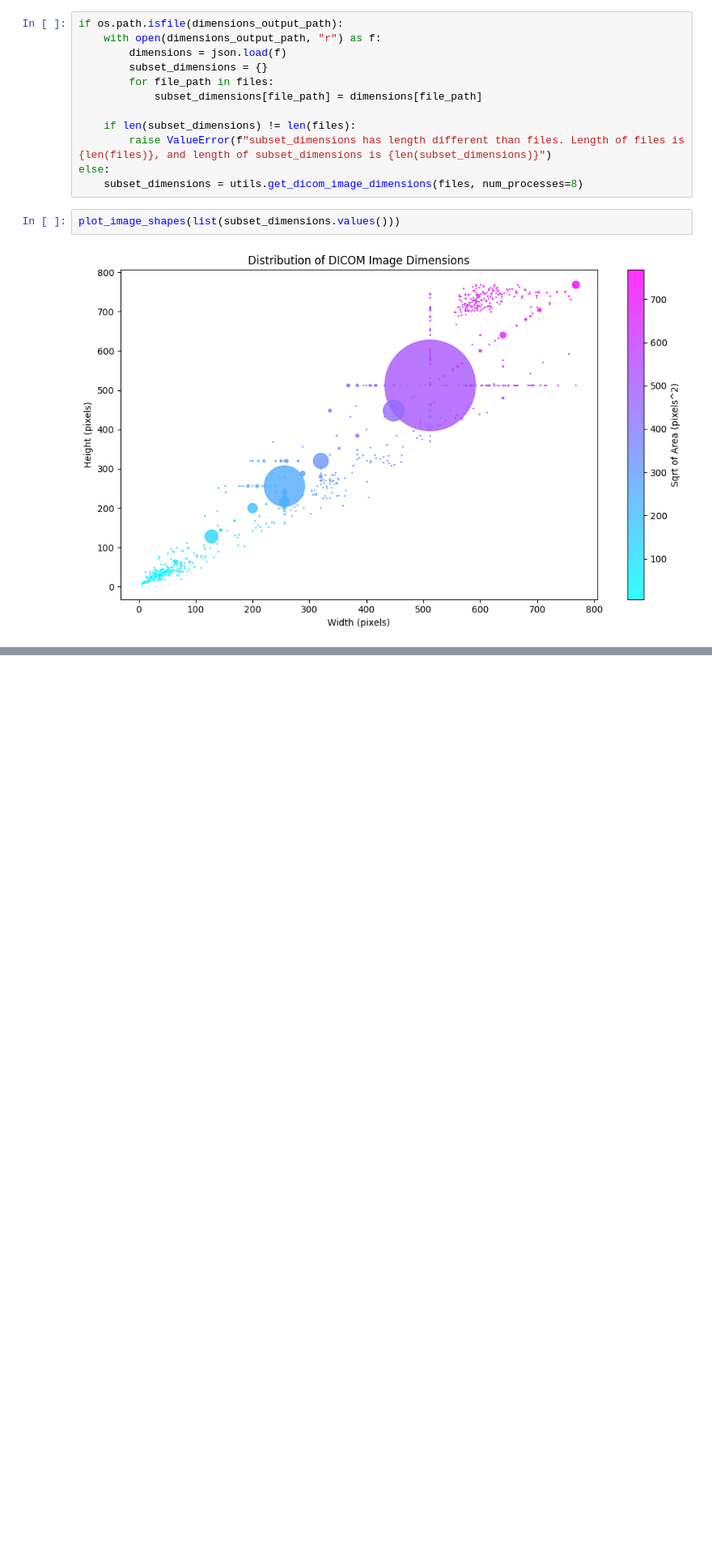
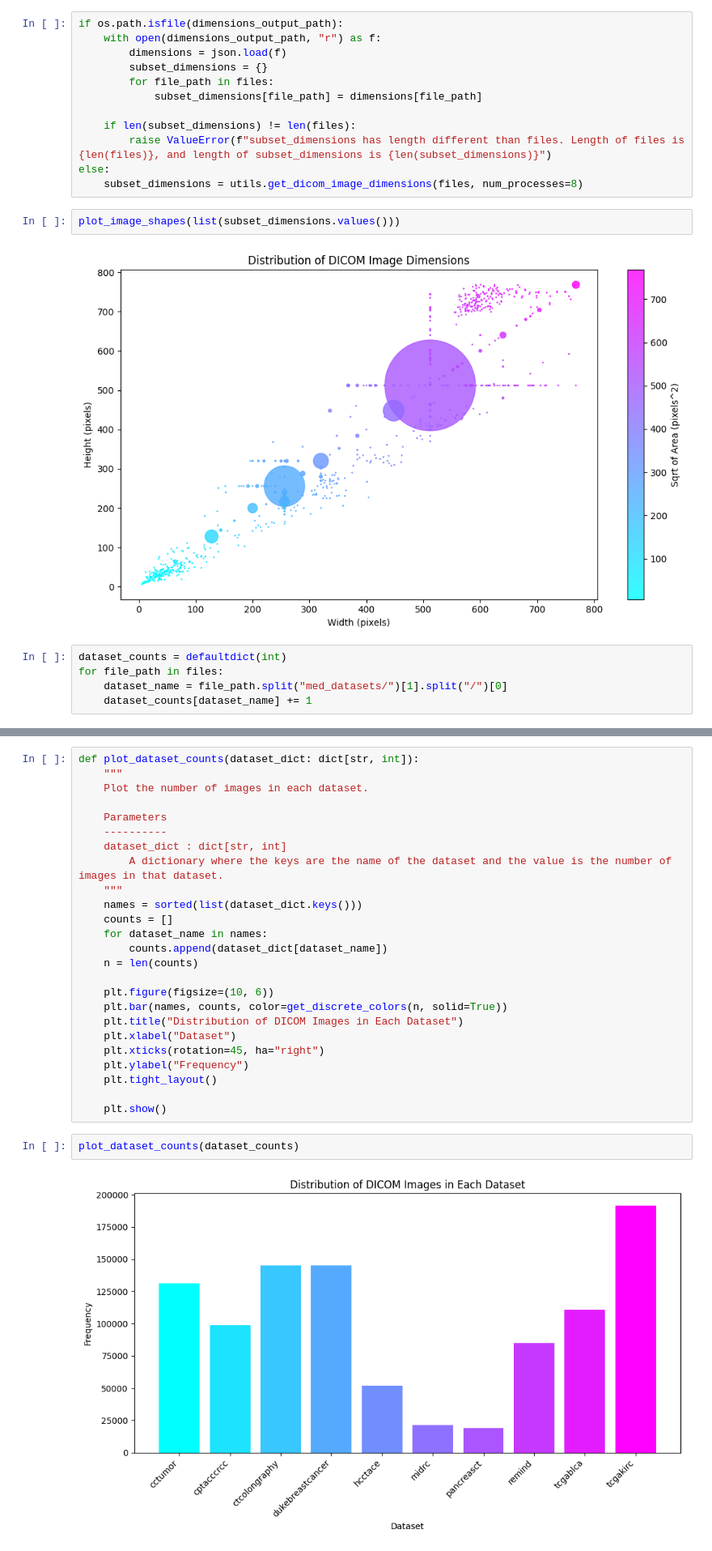
Before and after one commit to EthanHaque/medical_image_segmentation, a Jupyter notebook: medical_image_segmentation/notebooks/visualize.ipynb, the cells around one changed output, grey strips where cells are left out. Shown: that part at 81% size. Saved outputs shown, nothing was run; the diff lists cells and outputs as text; blank space fills up the shorter version.

```diff
--- a/medical_image_segmentation/notebooks/visualize.ipynb
+++ b/medical_image_segmentation/notebooks/visualize.ipynb
@@ -65,3 +89,8 @@ else:
 plot_image_shapes(list(subset_dimensions.values()))
 # %% [output]
 [figure]
+# %%
+dataset_counts = defaultdict(int)
+for file_path in files:
+    dataset_name = file_path.split("med_datasets/")[1].split("/")[0]
+    dataset_counts[dataset_name] += 1
@@ -67,0 +109,29 @@ plot_image_shapes(list(subset_dimensions.values()))
+# %%
+def plot_dataset_counts(dataset_dict: dict[str, int]):
+    """
+    Plot the number of images in each dataset.
+
+    Parameters
+    ----------
+    dataset_dict : dict[str, int]
+        A dictionary where the keys are the name of the dataset and the value is the number of images in that dataset.
+    """
+    names = sorted(list(dataset_dict.keys()))
+    counts = []
+    for dataset_name in names:
+        counts.append(dataset_dict[dataset_name])
+    n = len(counts)
+
+    plt.figure(figsize=(10, 6))
+    plt.bar(names, counts, color=get_discrete_colors(n, solid=True))
+    plt.title("Distribution of DICOM Images in Each Dataset")
+    plt.xlabel("Dataset")
+    plt.xticks(rotation=45, ha="right")
+    plt.ylabel("Frequency")
+    plt.tight_layout()
+
+    plt.show()
+# %%
+plot_dataset_counts(dataset_counts)
+# %% [output]
+[figure, added]
```
Also changed, not shown: parts of 4 cells of this notebook.
